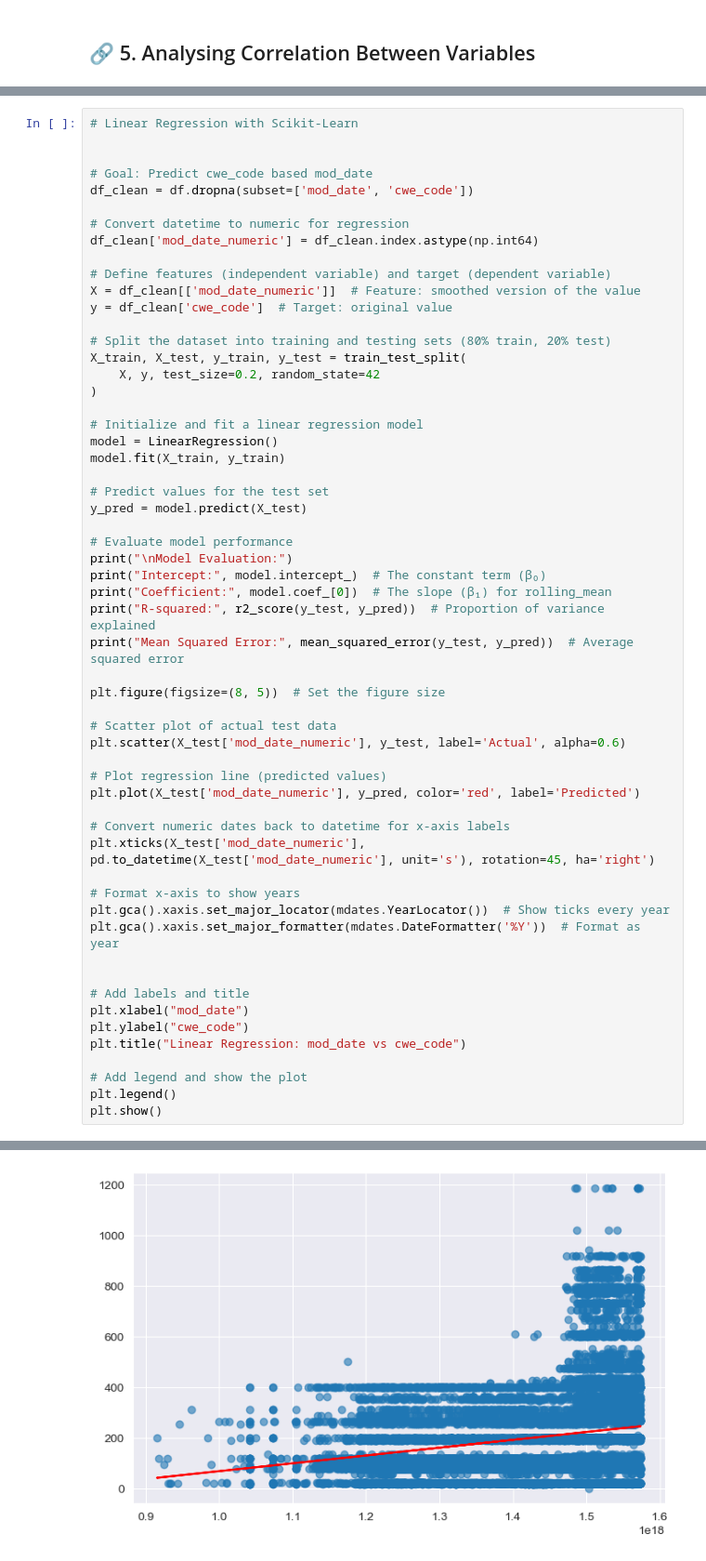
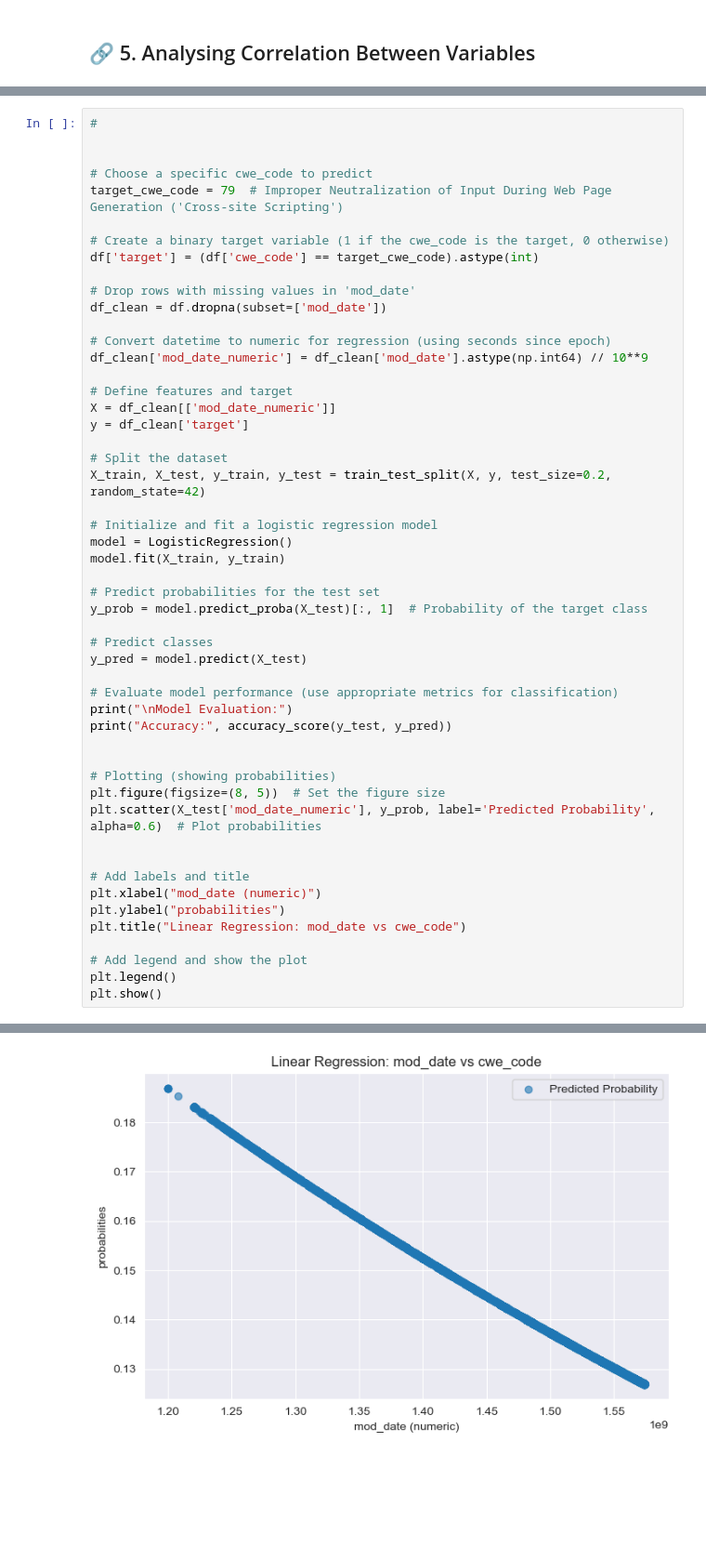
Before and after one commit to 01Qin/DataAnalytics, a Jupyter notebook: mini_project/Common Vulnerability.ipynb, the cells around one changed output, grey strips where cells are left out. Shown at 93% size. Saved outputs shown, nothing was run; the diff lists cells and outputs as text; blank space fills up the shorter version.

Commit message:
Choose a specific cwe_code to predict

```diff
--- a/mini_project/Common Vulnerability.ipynb
+++ b/mini_project/Common Vulnerability.ipynb
@@ -712,57 +691,51 @@ cvss           1.0          -1.0
 rolling_mean  -1.0           1.0
 [figure]
 # %%
-# Linear Regression with Scikit-Learn
+#
 
 
-# Goal: Predict cwe_code based mod_date
-df_clean = df.dropna(subset=['mod_date', 'cwe_code'])
+# Choose a specific cwe_code to predict
+target_cwe_code = 79  # Improper Neutralization of Input During Web Page Generation ('Cross-site Scripting')
 
-# Convert datetime to numeric for regression
-df_clean['mod_date_numeric'] = df_clean.index.astype(np.int64)
+# Create a binary target variable (1 if the cwe_code is the target, 0 otherwise)
+df['target'] = (df['cwe_code'] == target_cwe_code).astype(int)
 
-# Define features (independent variable) and target (dependent variable)
-X = df_clean[['mod_date_numeric']]  # Feature: smoothed version of the value
-y = df_clean['cwe_code']  # Target: original value
+# Drop rows with missing values in 'mod_date'
+df_clean = df.dropna(subset=['mod_date'])
 
-# Split the dataset into training and testing sets (80% train, 20% test)
-X_train, X_test, y_train, y_test = train_test_split(
-    X, y, test_size=0.2, random_state=42
-)
+# Convert datetime to numeric for regression (using seconds since epoch)
+df_clean['mod_date_numeric'] = df_clean['mod_date'].astype(np.int64) // 10**9
 
-# Initialize and fit a linear regression model
-model = LinearRegression()
+# Define features and target
+X = df_clean[['mod_date_numeric']]
+y = df_clean['target']
+
+# Split the dataset
+X_train, X_test, y_train, y_test = train_test_split(X, y, test_size=0.2, random_state=42)
+
+# Initialize and fit a logistic regression model
+model = LogisticRegression()
 model.fit(X_train, y_train)
 
-# Predict values for the test set
+# Predict probabilities for the test set
+y_prob = model.predict_proba(X_test)[:, 1]  # Probability of the target class
+
+# Predict classes
 y_pred = model.predict(X_test)
 
-# Evaluate model performance
+# Evaluate model performance (use appropriate metrics for classification)
 print("\nModel Evaluation:")
-print("Intercept:", model.intercept_)  # The constant term (β₀)
-print("Coefficient:", model.coef_[0])  # The slope (β₁) for rolling_mean
-print("R-squared:", r2_score(y_test, y_pred))  # Proportion of variance explained
-print("Mean Squared Error:", mean_squared_error(y_test, y_pred))  # Average squared error
+print("Accuracy:", accuracy_score(y_test, y_pred))
 
+
+# Plotting (showing probabilities)
 plt.figure(figsize=(8, 5))  # Set the figure size
-
-# Scatter plot of actual test data
-plt.scatter(X_test['mod_date_numeric'], y_test, label='Actual', alpha=0.6)
-
-# Plot regression line (predicted values)
-plt.plot(X_test['mod_date_numeric'], y_pred, color='red', label='Predicted')
-
-# Convert numeric dates back to datetime for x-axis labels
-plt.xticks(X_test['mod_date_numeric'], pd.to_datetime(X_test['mod_date_numeric'], unit='s'), rotation=45, ha='right')
-
-# Format x-axis to show years
-plt.gca().xaxis.set_major_locator(mdates.YearLocator())  # Show ticks every year
-plt.gca().xaxis.set_major_formatter(mdates.DateFormatter('%Y'))  # Format as year
+plt.scatter(X_test['mod_date_numeric'], y_prob, label='Predicted Probability', alpha=0.6)  # Plot probabilities
 
 
 # Add labels and title
-plt.xlabel("mod_date")
-plt.ylabel("cwe_code")
+plt.xlabel("mod_date (numeric)")
+plt.ylabel("probabilities")
 plt.title("Linear Regression: mod_date vs cwe_code")
 
 # Add legend and show the plot
@@ -778 +747 @@ OutOfBoundsDatetime: Out of bounds nanosecond timestamp: 44848734509-03-10 10:40
-[figure, old version]
+[figure, new version]
```
Also changed, not shown: parts of 6 cells of this notebook.
